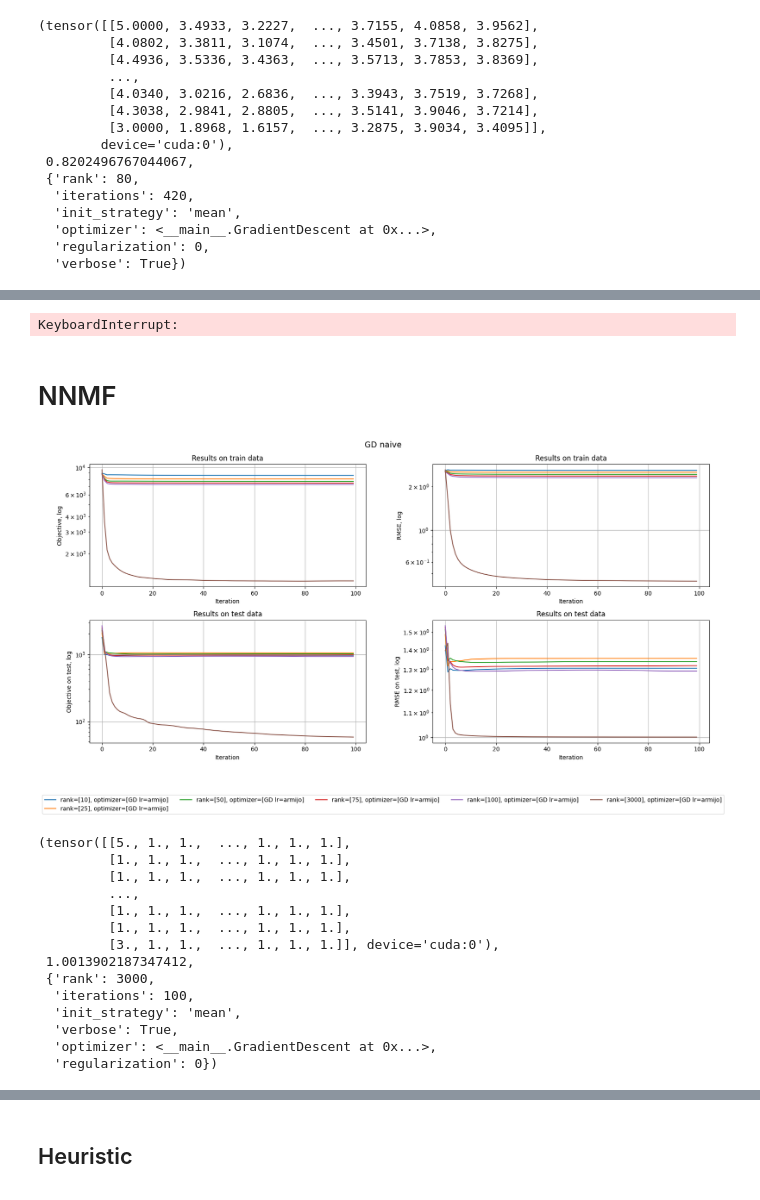
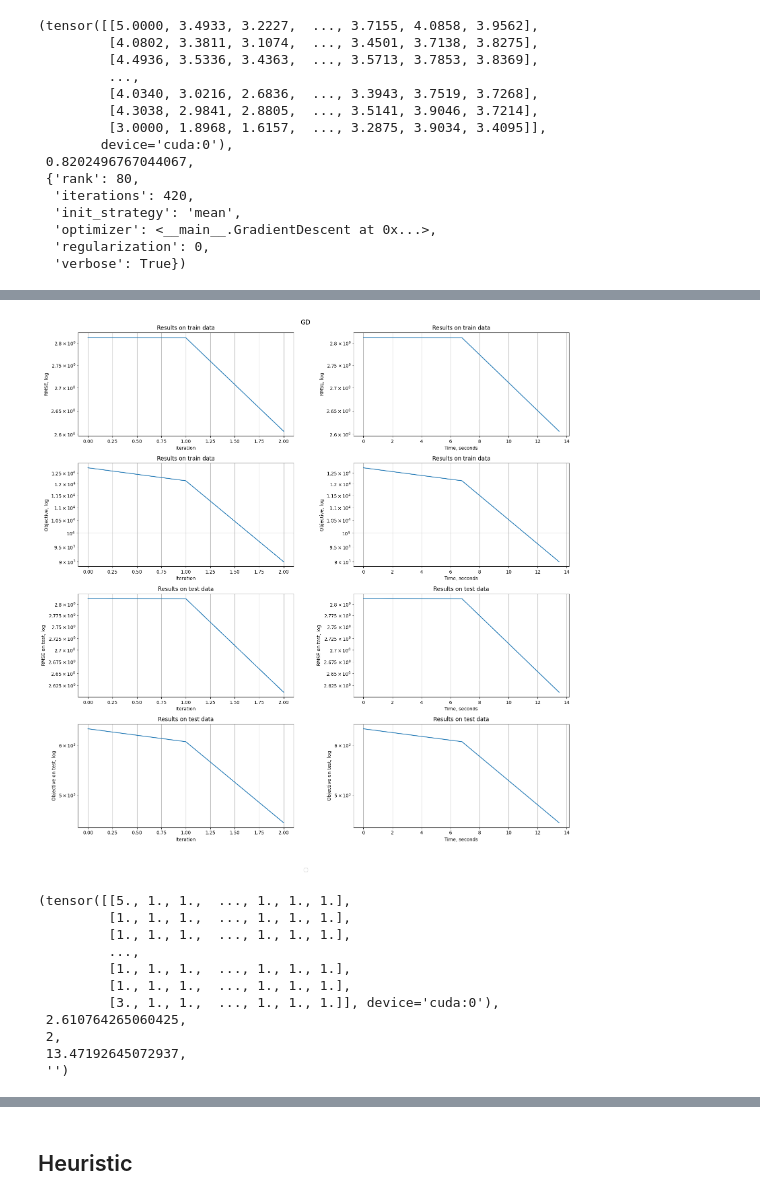
Before and after one commit to dsomni/hdda-f24, a Jupyter notebook: solution.ipynb, the cells around one changed output, grey strips where cells are left out. Saved outputs shown, nothing was run; the diff lists cells and outputs as text; code cells hidden in the pictures.

```diff
--- a/solution.ipynb
+++ b/solution.ipynb
@@ -1461,24 +1534,35 @@ coord_gd_toy_res[:-1]
 # %%
-coord_gd_res = choose_best(
+vector_gd_res = choose_best(
     real_matrix_full,
     real_mask,
     real_test_mask,
-    coordinate_gd,
+    vector_gd,
     {
-        "rank": 5,
-        "iterations": 20,
+        "rank": 10,
+        "iterations": 2,
         "init_strategy": "svd",
-        "optimizer": BFGS(BisectionWolfe()),
-        "regularization": 0.01,
+        # "optimizer": BFGS(BisectionWolfe()),
+        "optimizer": GradientDescent(Normal(lambda k: 1e-3 / k)),
+        "regularization": 0.1,
+        "clip": True,
         "verbose": True,
-        "clip": True,
+        "device": "cpu",
     },
 )
 
-plot_log_dicts(coord_gd_res[-1], "GD")
+plot_log_dicts(vector_gd_res[-1], "GD")
 
-coord_gd_res[:-1]
+vector_gd_res[:-1]
 # %% [output]
+[figure, added]
-KeyboardInterrupt:
+(tensor([[5., 1., 1.,  ..., 1., 1., 1.],
+         [1., 1., 1.,  ..., 1., 1., 1.],
+         [1., 1., 1.,  ..., 1., 1., 1.],
+         ...,
+         [1., 1., 1.,  ..., 1., 1., 1.],
+         [1., 1., 1.,  ..., 1., 1., 1.],
+         [3., 1., 1.,  ..., 1., 1., 1.]], device='cuda:0'),
+ 2.610764265060425,
+ 2,
+ 13.47192645072937,
+ '')
-# %% [markdown]
-# NNMF
@@ -1822,38 +1568,0 @@ def nnmf_gd(
-# %%
-gd_res_nnmf = choose_best(
-    real_matrix,
-    real_mask,
-    real_test_mask,
-    nnmf_gd,
-    {
-        "rank": [10, 25, 50, 75, 100, 3000],
-        "iterations": 100,
-        "init_strategy": "mean",
-        "verbose": True,
-        "optimizer": [
-            GradientDescent(lr_scheduler=Armijo()),
-        ],
-        "regularization": 0,
-        "verbose": True,
-    },
-)
-
-plot_log_dicts(gd_res_nnmf[-1], "GD naive")
-
-gd_res_nnmf[:-1]
-# %% [output]
-[figure, removed]
-(tensor([[5., 1., 1.,  ..., 1., 1., 1.],
-         [1., 1., 1.,  ..., 1., 1., 1.],
-         [1., 1., 1.,  ..., 1., 1., 1.],
-         ...,
-         [1., 1., 1.,  ..., 1., 1., 1.],
-         [1., 1., 1.,  ..., 1., 1., 1.],
-         [3., 1., 1.,  ..., 1., 1., 1.]], device='cuda:0'),
- 1.0013902187347412,
- {'rank': 3000,
-  'iterations': 100,
-  'init_strategy': 'mean',
-  'verbose': True,
-  'optimizer': <__main__.GradientDescent at 0x...>,
-  'regularization': 0})
```
Also changed, not shown: parts of 32 cells of this notebook, 2 other files.
